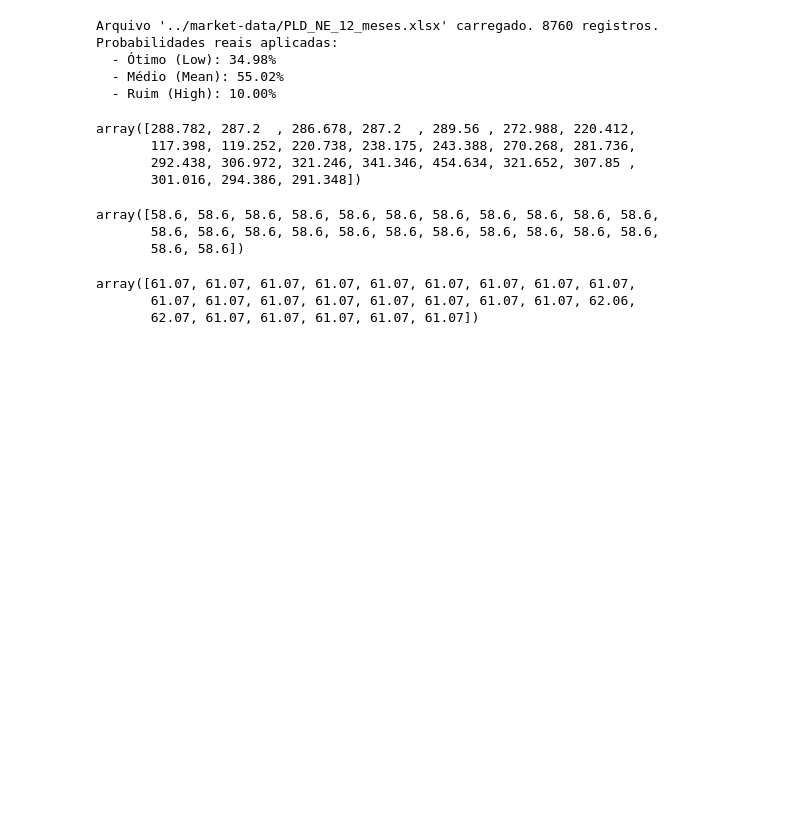
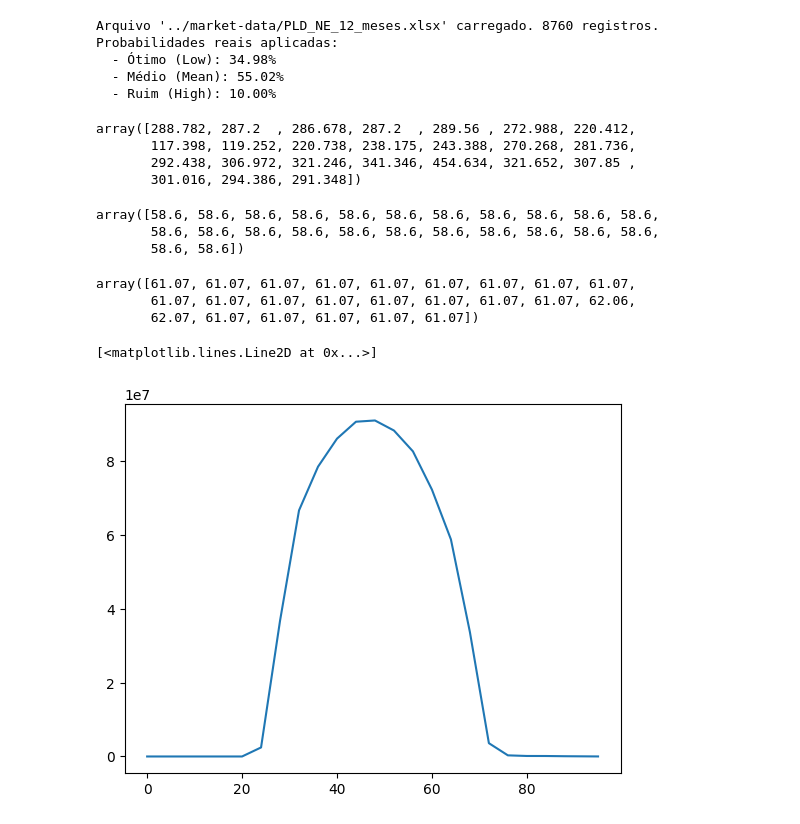
Before and after one commit to grei-ufc/e-h2v-trader, a Jupyter notebook: notebooks/h2v_opt_model_v4.ipynb, the cells around one changed output. Cells and saved outputs as stored; diff of their text form; code cells hidden in the pictures; blank space fills up the shorter version.

```diff
--- a/notebooks/h2v_opt_model_v4.ipynb
+++ b/notebooks/h2v_opt_model_v4.ipynb
@@ -293,6 +291,11 @@ except (FileNotFoundError, ValueError) as e:
    #  print(f"\n*** ERRO CRÍTICO AO PROCESSAR O ARQUIVO SOLAR: {e} ***")
    #  print("A execução foi interrompida. Verifique o arquivo e o caminho.")
     exit()
+# %%
+plt.plot(solar_mean_profile_aggregated)
+# %% [output]
+[<matplotlib.lines.Line2D at 0x...>]
+[figure, added]
 # %%
 try:
    #  print(f"\n--- Processando dados de Geração Eólica Reais (Média Agregada) do arquivo '{nome_do_arquivo_eolica}' ---")
```
Also changed, not shown: parts of 12 cells of this notebook.
